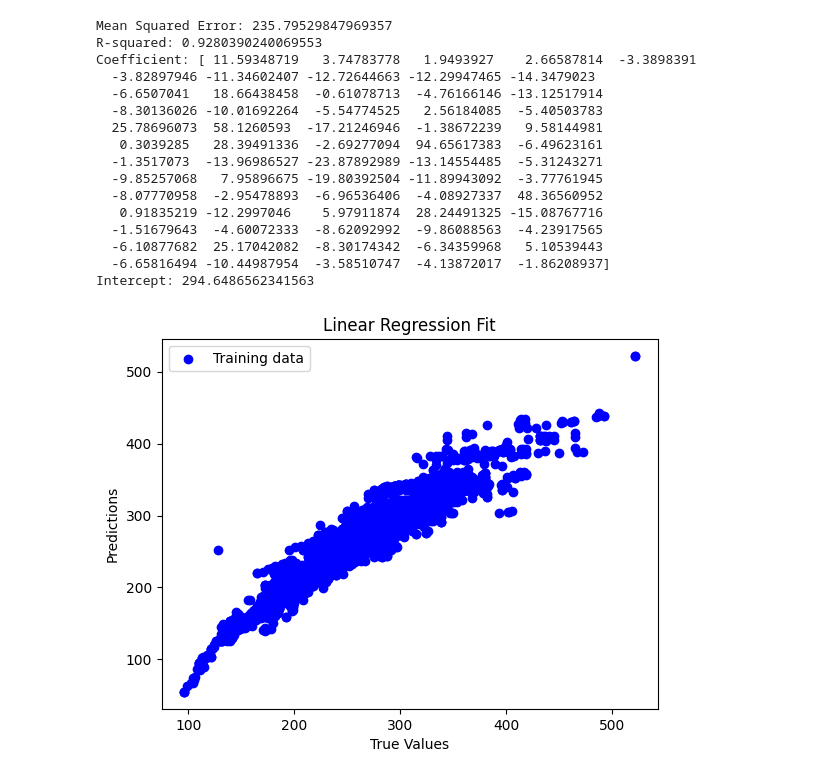
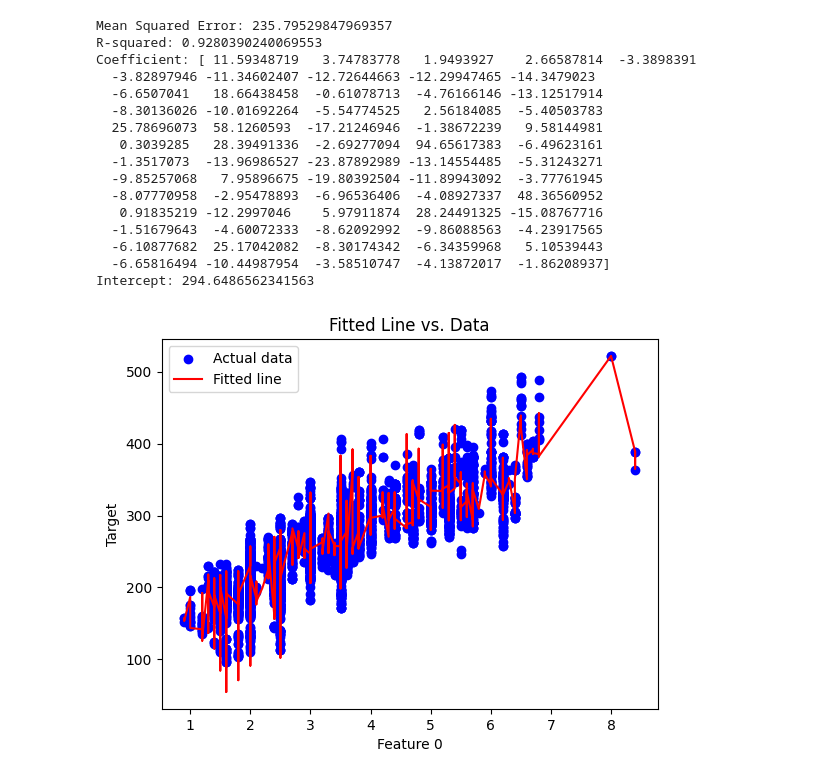
Before and after one commit to Hoseinrajabi1997/co2-emission, a Jupyter notebook: regression-co2-prediction.ipynb, the cells around one changed output. Cells and saved outputs as stored; diff of their text form; code cells hidden in the pictures.

```diff
--- a/regression-co2-prediction.ipynb
+++ b/regression-co2-prediction.ipynb
@@ -242,15 +242,19 @@ Coefficient: [ 11.59348719   3.74783778   1.9493927    2.66587814  -3.3898391
   -6.10877682  25.17042082  -8.30174342  -6.34359968   5.10539443
   -6.65816494 -10.44987954  -3.58510747  -4.13872017  -1.86208937]
 Intercept: 294.6486562341563
-# %%
-
-y_train_pred_sorted = sorted(list(zip(y_train, y_pred)))
-
-plt.scatter(y_train,y_train_pred, color='blue', label='Training data')
-plt.xlabel('True Values')
-plt.ylabel('Predictions')
-plt.title('Linear Regression Fit')
-plt.legend()
-plt.show()
-# %% [output]
-[figure, removed]
+# %%
+
+yfeature_index = 0
+y_train_pred = model.predict(x_train)
+plt.scatter(x_train.iloc[:, yfeature_index].values, y_train, color='blue', label='Actual data')
+sorted_zip = sorted(zip(x_train.iloc[:, yfeature_index].values, y_train_pred), key=lambda x: x[0])
+x, y_pred = zip(*sorted_zip)
+plt.plot(x, y_pred, color='red', label='Fitted line')
+
+plt.xlabel(f'Feature {yfeature_index}')
+plt.ylabel('Target')
+plt.title('Fitted Line vs. Data')
+plt.legend()
+plt.show()
+# %% [output]
+[figure, added]
```
Also changed, not shown: parts of 4 cells of this notebook.
